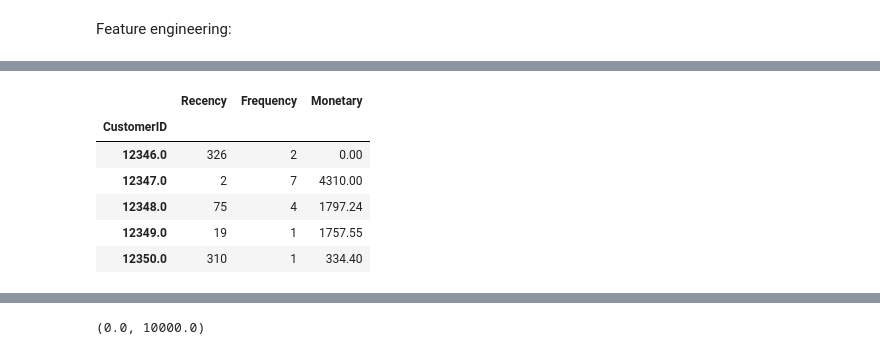
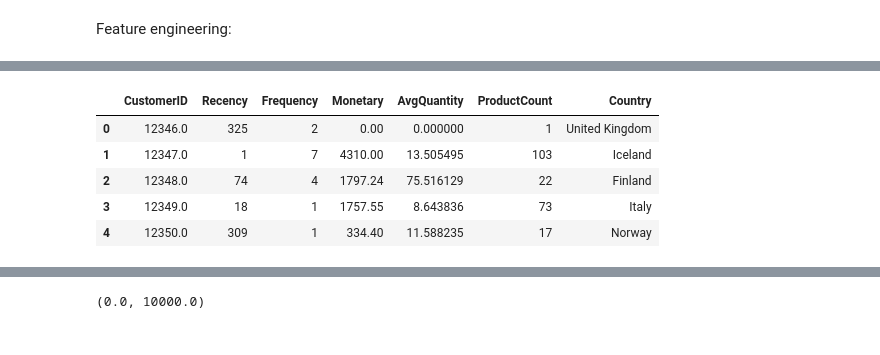
Before and after one commit to NikolaiMiranda/customer-segmentation-retail, a Jupyter notebook: customer_segmentation.ipynb, the cells around one changed output, grey strips where cells are left out. Saved outputs shown, nothing was run; the diff lists cells and outputs as text; code cells hidden in the pictures.

```diff
--- a/customer_segmentation.ipynb
+++ b/customer_segmentation.ipynb
@@ -60,7 +60,7 @@ dtype: int64
 # %%
 # We have missing cutomer IDs
 # We remove these since we need the IDs to match customers to their purchases and segment them
-df.dropna(subset=['CustomerID'], inplace=True)
+df = df.dropna(subset=['CustomerID'])
 
 # Check to make sure null values have been discarded
 df.isnull().sum()
@@ -83,6 +87,5 @@ df = df[~df['InvoiceNo'].astype(str).str.startswith('c')]
 # %% [markdown]
 Feature engineering:
 # %%
-# Create a revenue variable
-df['Revenue'] = df['Quantity'] * df['UnitPrice']
-df.head() # Display the first few rows with the new 'Revenue' column
+# Create a total spend variable
+df['TotalSpend'] = df['Quantity'] * df['UnitPrice']
@@ -104,16 +92,29 @@ snapshot_date = df['InvoiceDate'].max() + timedelta(days=1) # Think of this as l
+# %%
+# Compute a reference date to use to create a recency variable
+# We will calculate recency in terms of number of days from the "current date"
+# We willuse the last day in the data set as the "current date"
+
+# Make sure InvoiceDate is of type datetime
+df['InvoiceDate'] = pd.to_datetime(df['InvoiceDate'])
+# Create a date to reference all other dates against
+reference_date = df['InvoiceDate'].max()
 # %%
-# Create new RFM dataframe
-rfm_df = df_no_cancelled.groupby('CustomerID').agg(
-    Recency=('InvoiceDate', lambda date: (snapshot_date - date.max()).days), # Days since last purchase
-    Frequency=('InvoiceNo', 'nunique'),                                    # Number of unique invoices
-    Monetary=('Revenue', 'sum')                                            # Total revenue
-)
-rfm_df.head()
+# Create a summary dataframe using our additional features
+customer_df = df.groupby('CustomerID').agg(
+    Recency=('InvoiceDate', lambda x: (reference_date - x.max()).days), # Days since last purchase
+    Frequency=('InvoiceNo', 'nunique'), # Number of unique invoices
+    Monetary=('TotalSpend', 'sum'), # Total spend
+    AvgQuantity = ('Quantity', 'mean'), # Average quantity per transaction
+    ProductCount = ('StockCode', 'nunique'), # Number of unique products purchased
+    Country = ('Country', lambda x: x.mode()[0]) # Most common country
+).reset_index()
+
+
+customer_df.head()
 # %% [output]
-|  | Recency | Frequency | Monetary |
-| CustomerID |  |  |  |
-| 12346.0 | 326 | 2 | 0.00 |
-| 12347.0 | 2 | 7 | 4310.00 |
-| 12348.0 | 75 | 4 | 1797.24 |
-| 12349.0 | 19 | 1 | 1757.55 |
-| 12350.0 | 310 | 1 | 334.40 |
+|  | CustomerID | Recency | Frequency | Monetary | AvgQuantity | ProductCount | Country |
+| 0 | 12346.0 | 325 | 2 | 0.00 | 0.000000 | 1 | United Kingdom |
+| 1 | 12347.0 | 1 | 7 | 4310.00 | 13.505495 | 103 | Iceland |
+| 2 | 12348.0 | 74 | 4 | 1797.24 | 75.516129 | 22 | Finland |
+| 3 | 12349.0 | 18 | 1 | 1757.55 | 8.643836 | 73 | Italy |
+| 4 | 12350.0 | 309 | 1 | 334.40 | 11.588235 | 17 | Norway |
```
Also changed, not shown: parts of 4 cells of this notebook.
